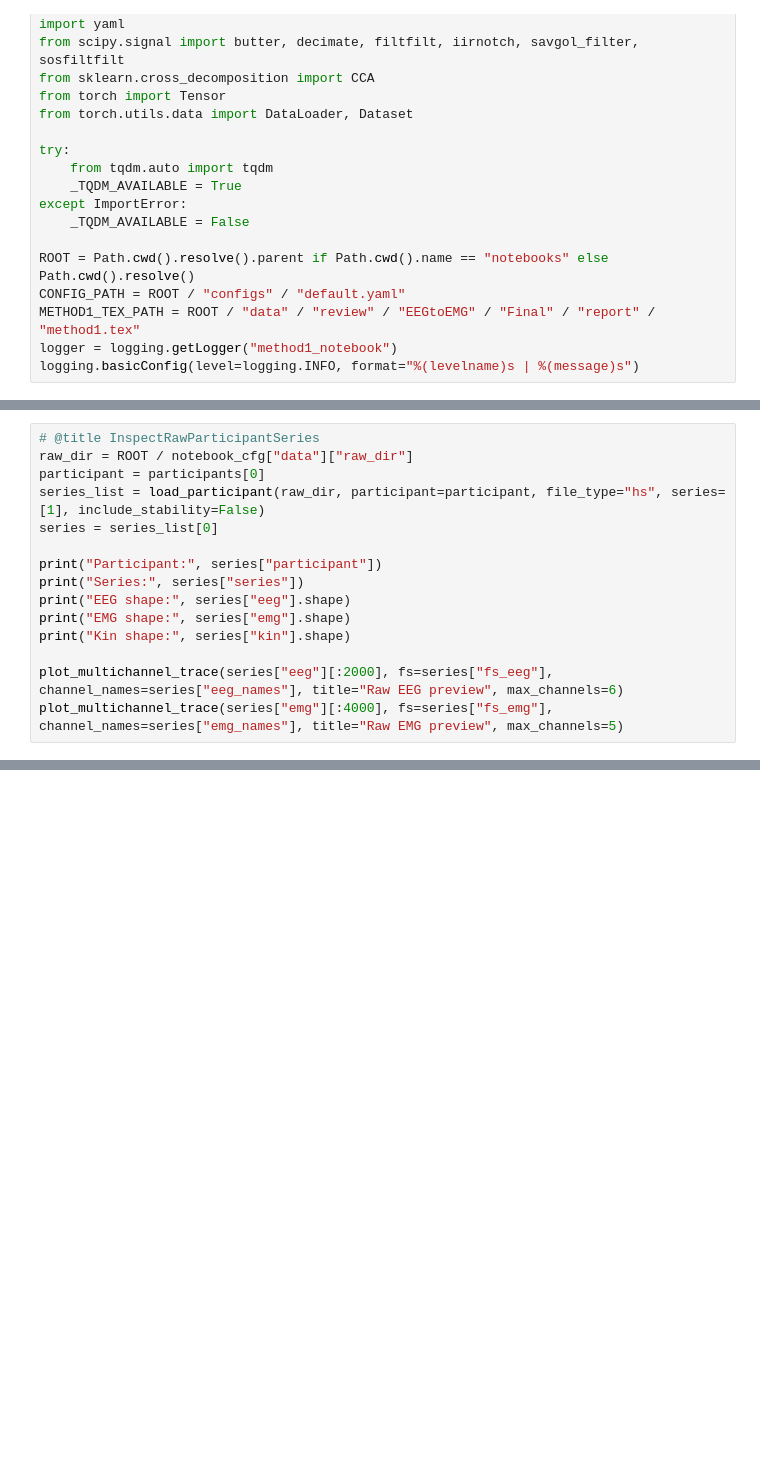
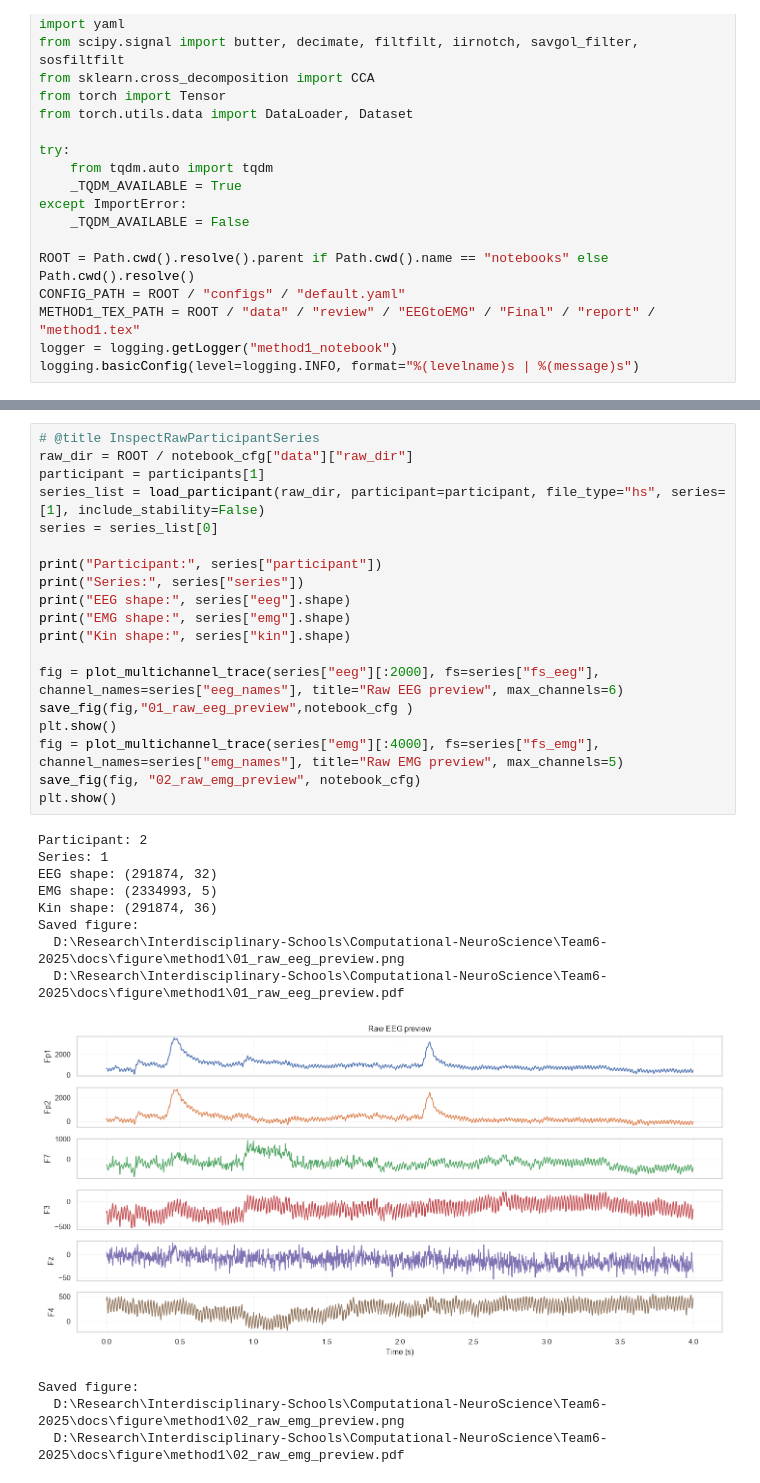
Before and after one commit to MohammadMahdi-Sharifbeigy/eeg-emg-grasp-decoder, a Jupyter notebook: notebooks/04_full_method1_pipeline.ipynb, the cells around one changed output, grey strips where cells are left out. Cells and saved outputs as stored; diff of their text form; blank space fills up the shorter version.

Commit message:
feat: add processing pipelines for the research framework

```diff
--- a/notebooks/04_full_method1_pipeline.ipynb
+++ b/notebooks/04_full_method1_pipeline.ipynb
@@ -3279,15 +69,0 @@ print("Smoke run:", smoke_run)
-# %%
-# @title InspectRawParticipantSeries
-raw_dir = ROOT / notebook_cfg["data"]["raw_dir"]
-participant = participants[0]
-series_list = load_participant(raw_dir, participant=participant, file_type="hs", series=[1], include_stability=False)
-series = series_list[0]
-
-print("Participant:", series["participant"])
-print("Series:", series["series"])
-print("EEG shape:", series["eeg"].shape)
-print("EMG shape:", series["emg"].shape)
-print("Kin shape:", series["kin"].shape)
-
-plot_multichannel_trace(series["eeg"][:2000], fs=series["fs_eeg"], channel_names=series["eeg_names"], title="Raw EEG preview", max_channels=6)
-plot_multichannel_trace(series["emg"][:4000], fs=series["fs_emg"], channel_names=series["emg_names"], title="Raw EMG preview", max_channels=5)
@@ -3317,0 +3583,32 @@ plot_kinematic_features(kin_features[:1500], fs=series["fs_kin"], max_features=6
+# %%
+# @title InspectRawParticipantSeries
+raw_dir = ROOT / notebook_cfg["data"]["raw_dir"]
+participant = participants[1]
+series_list = load_participant(raw_dir, participant=participant, file_type="hs", series=[1], include_stability=False)
+series = series_list[0]
+
+print("Participant:", series["participant"])
+print("Series:", series["series"])
+print("EEG shape:", series["eeg"].shape)
+print("EMG shape:", series["emg"].shape)
+print("Kin shape:", series["kin"].shape)
+
+fig = plot_multichannel_trace(series["eeg"][:2000], fs=series["fs_eeg"], channel_names=series["eeg_names"], title="Raw EEG preview", max_channels=6)
+save_fig(fig,"01_raw_eeg_preview",notebook_cfg )
+plt.show()
+fig = plot_multichannel_trace(series["emg"][:4000], fs=series["fs_emg"], channel_names=series["emg_names"], title="Raw EMG preview", max_channels=5)
+save_fig(fig, "02_raw_emg_preview", notebook_cfg)
+plt.show()
+# %% [output]
+Participant: 2
+Series: 1
+EEG shape: (291874, 32)
+EMG shape: (2334993, 5)
+Kin shape: (291874, 36)
+Saved figure:
+  D:\Research\Interdisciplinary-Schools\Computational-NeuroScience\Team6-2025\docs\figure\method1\01_raw_eeg_preview.png
+  D:\Research\Interdisciplinary-Schools\Computational-NeuroScience\Team6-2025\docs\figure\method1\01_raw_eeg_preview.pdf
+[figure, added]
+Saved figure:
+  D:\Research\Interdisciplinary-Schools\Computational-NeuroScience\Team6-2025\docs\figure\method1\02_raw_emg_preview.png
+  D:\Research\Interdisciplinary-Schools\Computational-NeuroScience\Team6-2025\docs\figure\method1\02_raw_emg_preview.pdf
```
Also changed, not shown: parts of 57 cells of this notebook, 4 other files.
